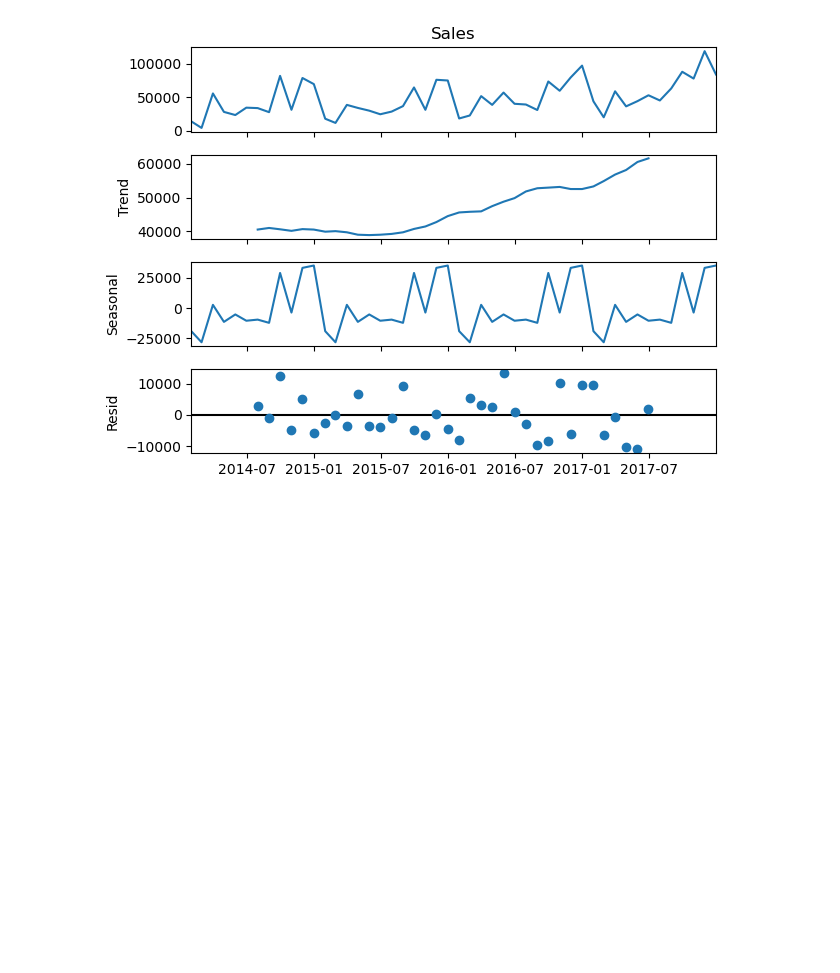
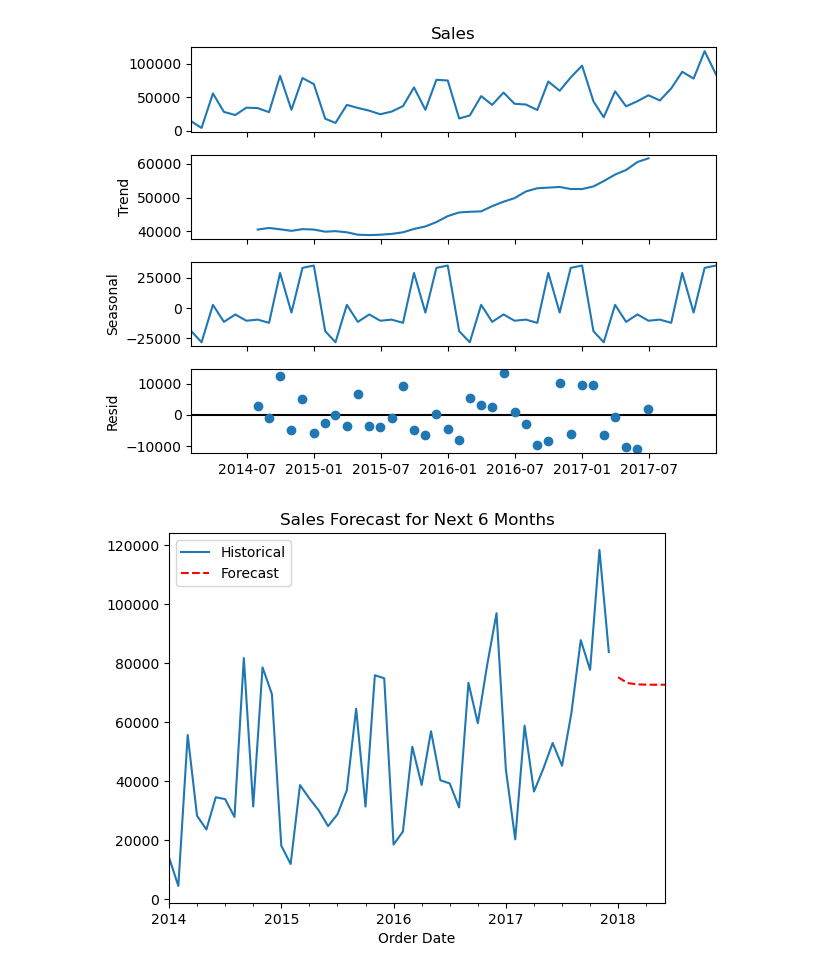
Before and after one commit to yrehim7/superstore_eda_analysis, a Jupyter notebook: main.ipynb, the cells around one changed output. Saved outputs shown, nothing was run; the diff lists cells and outputs as text; code cells hidden in the pictures; blank space fills up the shorter version.

```diff
--- a/main.ipynb
+++ b/main.ipynb
@@ -723,0 +726,16 @@ plt.show()
+# %%
+# Fit ARIMA model
+model = ARIMA(monthly_sales, order=(1,1,1))
+model_fit = model.fit()
+
+# Forecast the next 6 months
+forecast = model_fit.forecast(steps=6)
+
+# Plot forecast
+monthly_sales.plot(label="Historical")
+forecast.plot(label="Forecast", style="--", color="red")
+plt.legend()
+plt.title("Sales Forecast for Next 6 Months")
+plt.show()
+# %% [output]
+[figure, added]
```
Also changed, not shown: parts of 1 cell of this notebook.
